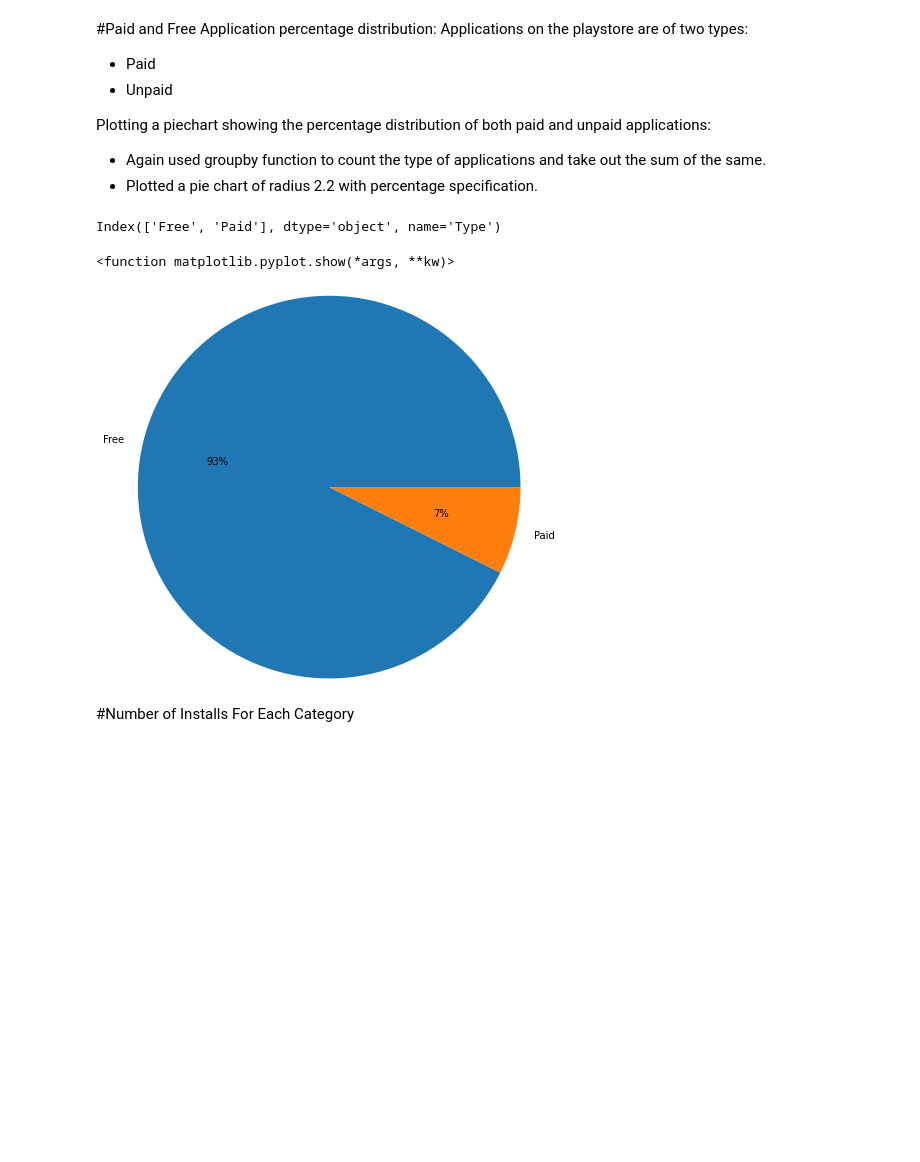
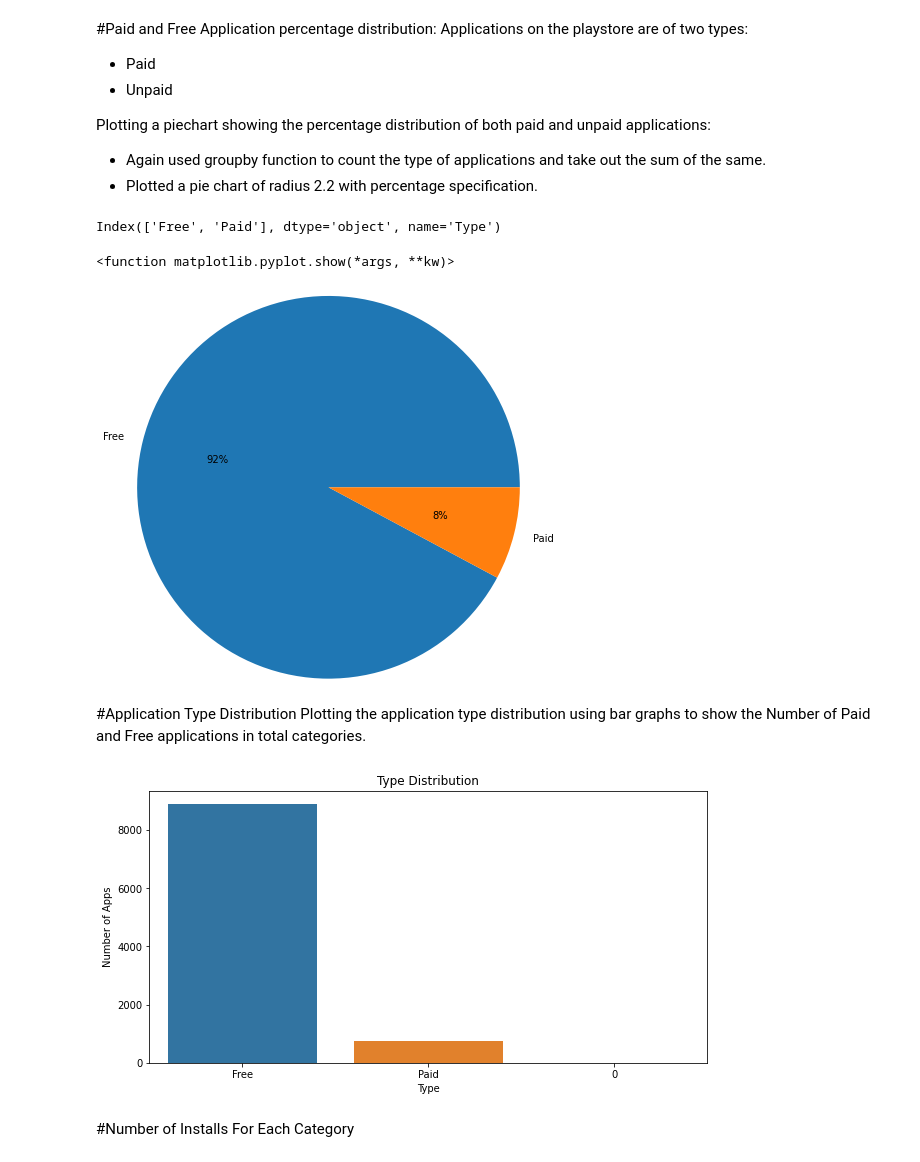
Before and after one commit to AditiBhattacharya11/PlayStore-Review-Analysis-EDA, a Jupyter notebook: Play_Store_App_Review_Analysis_EDA_Capstone_Project.ipynb, the cells around one changed output. Drawn from its saved outputs; the diff is of its cells as text; code cells hidden in the pictures; blank space fills up the shorter version.

```diff
--- a/Play_Store_App_Review_Analysis_EDA_Capstone_Project.ipynb
+++ b/Play_Store_App_Review_Analysis_EDA_Capstone_Project.ipynb
@@ -391,7 +355,7 @@ Plotting a piechart showing the percentage distribution of both paid and unpaid
 * Again used groupby function to count the type of applications and take out the sum of the same.
 * Plotted a pie chart of radius 2.2 with percentage specification.
 # %%
-categorydf= modifieddf.groupby(['Type'])['Type'].count()
+categorydf= playstoredf.groupby(['Type'])['Type'].count()
 categorydf
 labels=categorydf.index[1:]
 print(labels)
@@ -401,7 +365,18 @@ plt.show
 # %% [output]
 Index(['Free', 'Paid'], dtype='object', name='Type')
 <function matplotlib.pyplot.show(*args, **kw)>
-[figure, old version]
+[figure, new version]
+# %% [markdown]
+#Application Type Distribution
+Plotting the application type distribution using bar graphs to show the Number of Paid and Free applications in total categories.
+# %%
+plt.figure(figsize=(10, 5))
+sns.countplot(playstoredf['Type'])
+plt.title('Type Distribution')
+plt.ylabel('Number of Apps')
+plt.show()
+# %% [output]
+[figure, added]
 # %% [markdown]
 #Number of Installs For Each Category
 # %%
```
Also changed, not shown: parts of 38 cells of this notebook.
